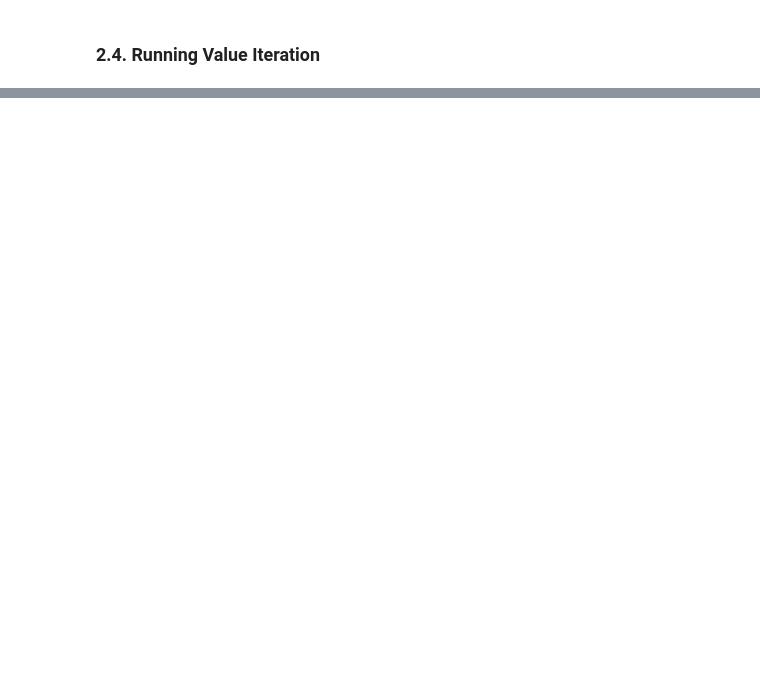
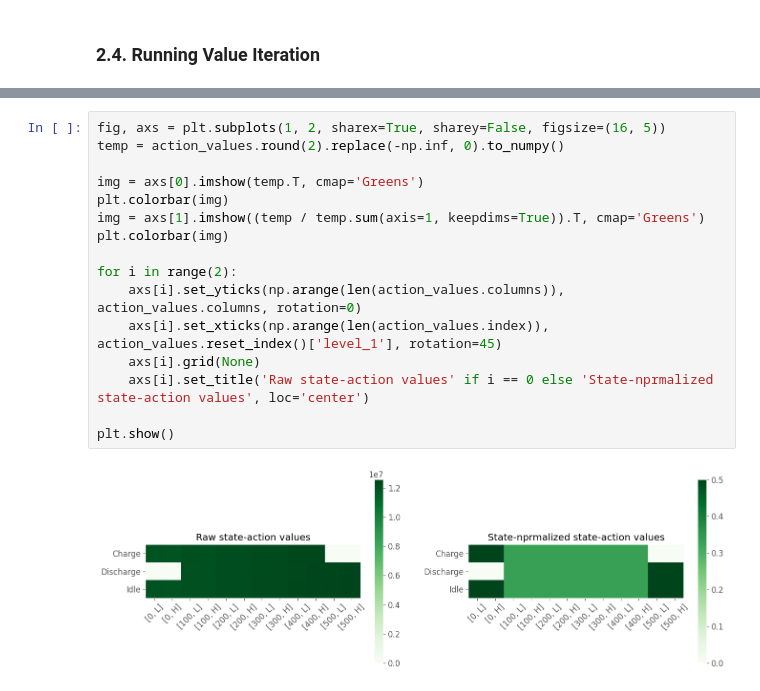
Before and after one commit to albertkjoller/ml-energy-systems, a Jupyter notebook: src/assignment2/notebooks/explainer_notebook.ipynb, the cells around one changed output, grey strips where cells are left out. Drawn from its saved outputs; the diff is of its cells as text; blank space fills up the shorter version.

```diff
--- a/src/assignment2/notebooks/explainer_notebook.ipynb
+++ b/src/assignment2/notebooks/explainer_notebook.ipynb
@@ -690,0 +365,18 @@ Two steps:
+# %%
+fig, axs = plt.subplots(1, 2, sharex=True, sharey=False, figsize=(16, 5))
+temp = action_values.round(2).replace(-np.inf, 0).to_numpy()
+
+img = axs[0].imshow(temp.T, cmap='Greens')
+plt.colorbar(img)
+img = axs[1].imshow((temp / temp.sum(axis=1, keepdims=True)).T, cmap='Greens')
+plt.colorbar(img)
+
+for i in range(2):
+    axs[i].set_yticks(np.arange(len(action_values.columns)), action_values.columns, rotation=0)
+    axs[i].set_xticks(np.arange(len(action_values.index)), action_values.reset_index()['level_1'], rotation=45)
+    axs[i].grid(None)
+    axs[i].set_title('Raw state-action values' if i == 0 else 'State-nprmalized state-action values', loc='center')
+
+plt.show()
+# %% [output]
+[figure, added]
```
Also changed, not shown: parts of 23 cells of this notebook, 11 other files.
